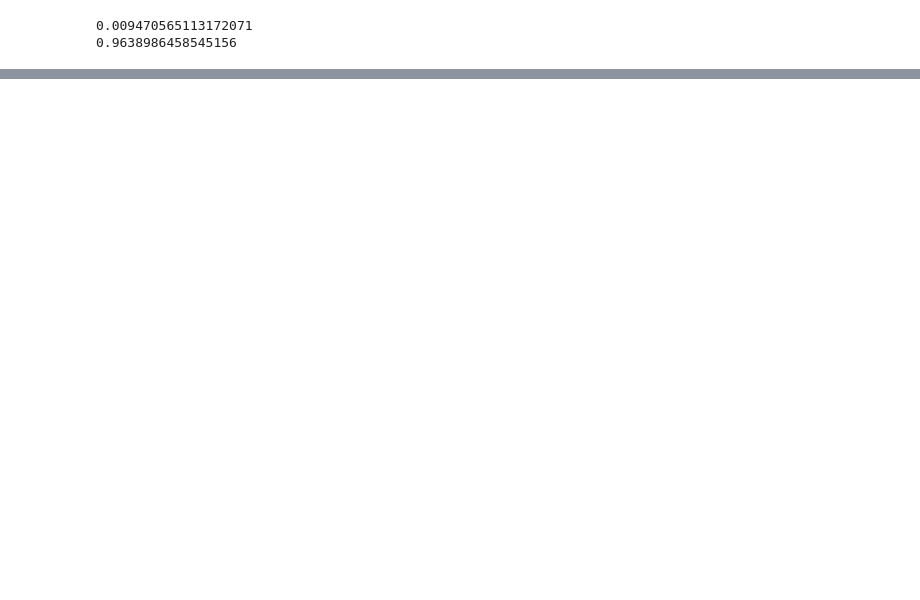
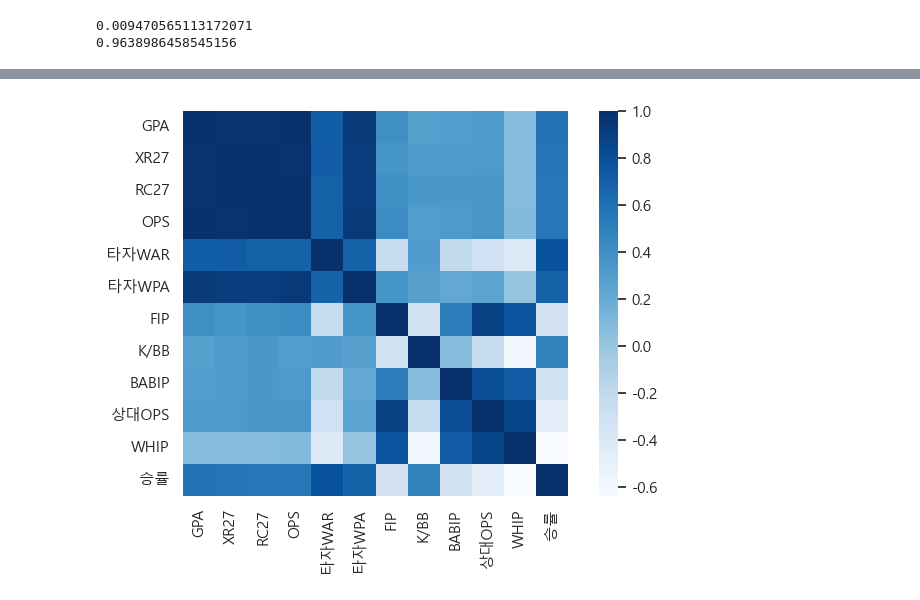
Before and after one commit to won4513/baseball, a Jupyter notebook: kbo/kbo.ipynb, the cells around one changed output, grey strips where cells are left out. Drawn from its saved outputs; the diff is of its cells as text; code cells hidden in the pictures; blank space fills up the shorter version.

```diff
--- a/kbo/kbo.ipynb
+++ b/kbo/kbo.ipynb
@@ -600,0 +664,2 @@ NC["투수PAR"] =
+# %%
+kbo_b_sbm = kbo_b2[['연도', '팀', 'GPA','XR27', 'RC27', 'OPS', '타자WAR', '타자WPA']]
@@ -600,0 +785,10 @@ NC["투수PAR"] =
+# %%
+#데이터 세로로 다시 병합
+kbo_team = [LG, DS, KW, SSG, HH, LT, SS, KT, KIA, NC]
+kbo_sbm = pd.concat(kbo_team)
+# %%
+kbo_sbm.drop(['승 수'], axis = 1, inplace = True)
+# %%
+#지표별 상관관계
+kbo_sbm_corr = kbo_sbm.drop(['연도','팀'], axis = 1)
+kbo_sbm_corr.corr()
@@ -600,0 +809,12 @@ NC["투수PAR"] =
+# %%
+#상관관계 시각화
+plt.figure(figsize = (8,5))
+sns.heatmap(kbo_sbm_corr.corr(),
+            annot = False,
+            cmap = 'Blues',
+            square = True,
+            fmt = '.2f',
+            annot_kws = {'size':8})
+plt.show()
+# %% [output]
+[figure, added]
```
Also changed, not shown: parts of 46 cells of this notebook, 3 other files.
